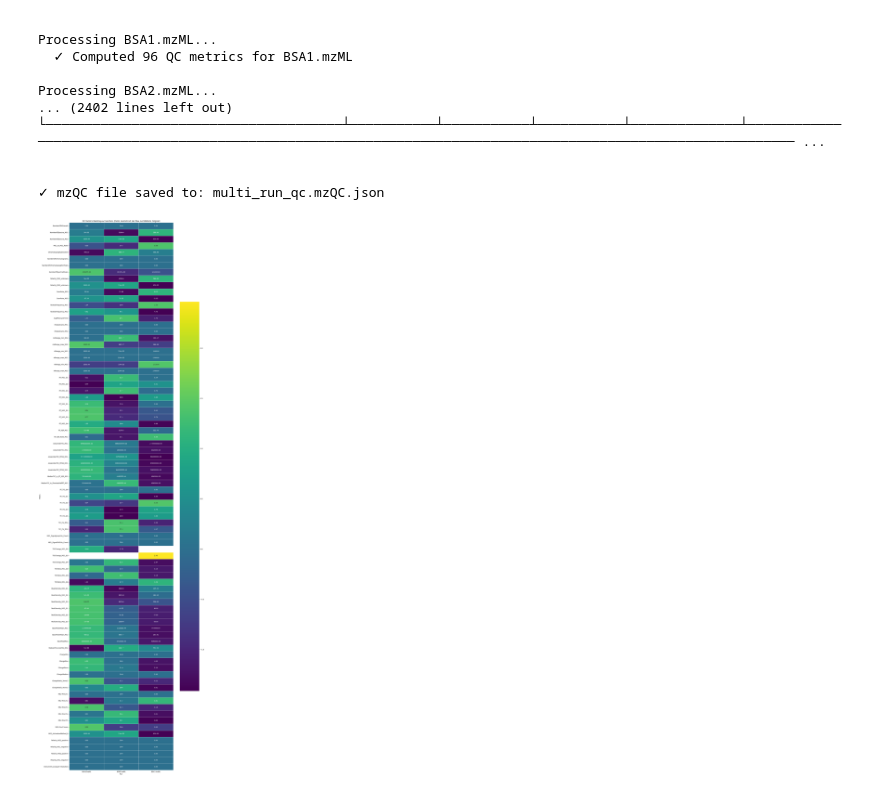
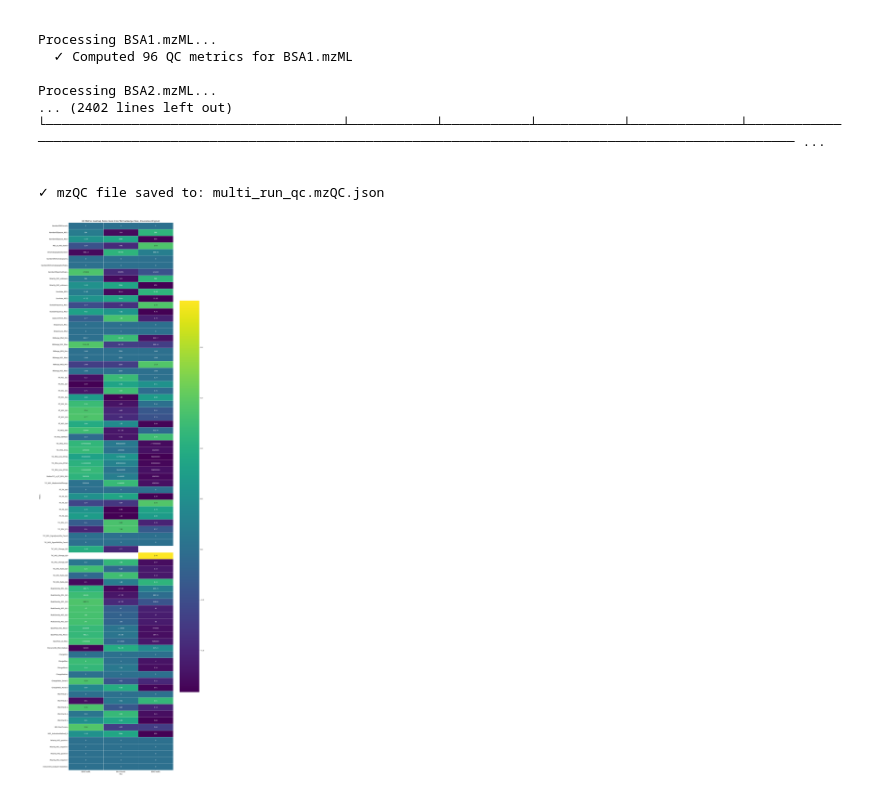
Before and after one commit to timosachsenberg/pyopenms-idfreeqc, a Jupyter notebook: hackathon_ID_free_metrics.ipynb, the cells around one changed output. Saved outputs shown, nothing was run; the diff lists cells and outputs as text; code cells hidden in the pictures.

```diff
--- a/hackathon_ID_free_metrics.ipynb
+++ b/hackathon_ID_free_metrics.ipynb
@@ -2819,15 +2819,14 @@ for metric_name, metric_data in qc_metrics_dict.items():
 
 # Add Instrument metadata (only numeric for heatmap)
 for prop, values in instrument_metrics_dict.items():
-     values_numeric = []
-     for val_str in values:
-         try:
-             values_numeric.append(float(val_str))
-         except (ValueError, TypeError):
-             values_numeric.append(np.nan)
-     if any(np.isfinite(values_numeric)): # Only include if at least one value is numeric
-         all_metrics_for_heatmap[f"Instrument_{prop}"] = values_numeric
-
+    values_numeric = []
+    for val_str in values:
+        try:
+            values_numeric.append(float(val_str))
+        except (ValueError, TypeError):
+            values_numeric.append(np.nan)
+    if any(np.isfinite(values_numeric)):  # Only include if at least one value is numeric
+        all_metrics_for_heatmap[f"Instrument_{prop}"] = values_numeric
 
 # Add LC metadata (only numeric for heatmap)
 for prop, values in lc_metrics_dict.items():
@@ -2837,51 +2836,65 @@ for prop, values in lc_metrics_dict.items():
             values_numeric.append(float(val_str))
         except (ValueError, TypeError):
             values_numeric.append(np.nan)
-    if any(np.isfinite(values_numeric)): # Only include if at least one value is numeric
+    if any(np.isfinite(values_numeric)):  # Only include if at least one value is numeric
         all_metrics_for_heatmap[f"LC_{prop}"] = values_numeric
 
+# Create a DataFrame
+df_heatmap = pd.DataFrame(all_metrics_for_heatmap, index=run_labels).T  # Transpose to have metrics as rows, runs as columns
 
-# Create a DataFrame
-df_heatmap = pd.DataFrame(all_metrics_for_heatmap, index=run_labels).T # Transpose to have metrics as rows, runs as columns
-
-# Handle potential non-numeric columns that might have slipped through or were intended
 # Drop rows where all values are NaN (metrics not applicable or not numeric)
 df_heatmap = df_heatmap.dropna(how='all')
 
 # Store the original DataFrame for annotations
 df_heatmap_original = df_heatmap.copy()
 
+# -------------------------------------------------------------------------
 # Scale data for color intensity (row-wise) using NumPy
+# -------------------------------------------------------------------------
 def _scale_row_with_numpy(row: pd.Series) -> pd.Series:
     """Scale numeric values in a Series using z-score normalization with NumPy."""
     values = row.to_numpy(dtype=float, copy=True)
     mask = np.isfinite(values)
     if mask.sum() <= 1:
         return row
 
     finite_values = values[mask]
     mean = finite_values.mean()
     std = finite_values.std(ddof=0)
 
     if std == 0:
         values[mask] = 0.0
     else:
         values[mask] = (finite_values - mean) / std
     values[~mask] = np.nan
     return pd.Series(values, index=row.index)
 
 # Apply scaling row-wise
 df_heatmap_scaled = df_heatmap.apply(_scale_row_with_numpy, axis=1, result_type='broadcast')
+def _row_to_strs(row: pd.Series) -> pd.Series:
+    # decide if all finite values are integers
+    finite = row.dropna().to_numpy(dtype=float)
+    all_int = (finite.size > 0) and np.allclose(finite, np.round(finite), atol=1e-8)
+    if all_int:
+        return row.apply(lambda x: "" if pd.isna(x) else f"{int(round(float(x)))}")
+    else:
+        return row.apply(lambda x: "" if pd.isna(x) else f"{float(x):.2f}")
 
+annot_df = df_heatmap_original.apply(_row_to_strs, axis=1)  # dtype becomes object (strings)
 
-# Generate the heatmap
-# Use the scaled data for color and original data for annotations
-plt.figure(figsize=(15, max(8, len(df_heatmap_scaled) * 0.6))) # Adjust figure size for annotations
-sns.heatmap(df_heatmap_scaled.astype(float), annot=df_heatmap_original, fmt=".2f", cmap='viridis', linewidths=.5) # Use original data for annotations
+# ---------- Plot ----------
+plt.figure(figsize=(15, max(8, len(df_heatmap_scaled) * 0.6)))
+sns.heatmap(
+    df_heatmap_scaled.astype(float),
+    annot=annot_df,   # <- strings
+    fmt="",           # <- use strings as-is (no extra formatting)
+    cmap='viridis',
+    linewidths=.5
+)
 plt.title('QC Metrics Heatmap Across Runs (Color Normalized per Row, Annotations Original)')
 plt.xlabel('Run')
 plt.ylabel('Metric')
 plt.tight_layout()
 plt.show()
 # %% [output]
-[figure, old version]
+[figure, new version]
```
